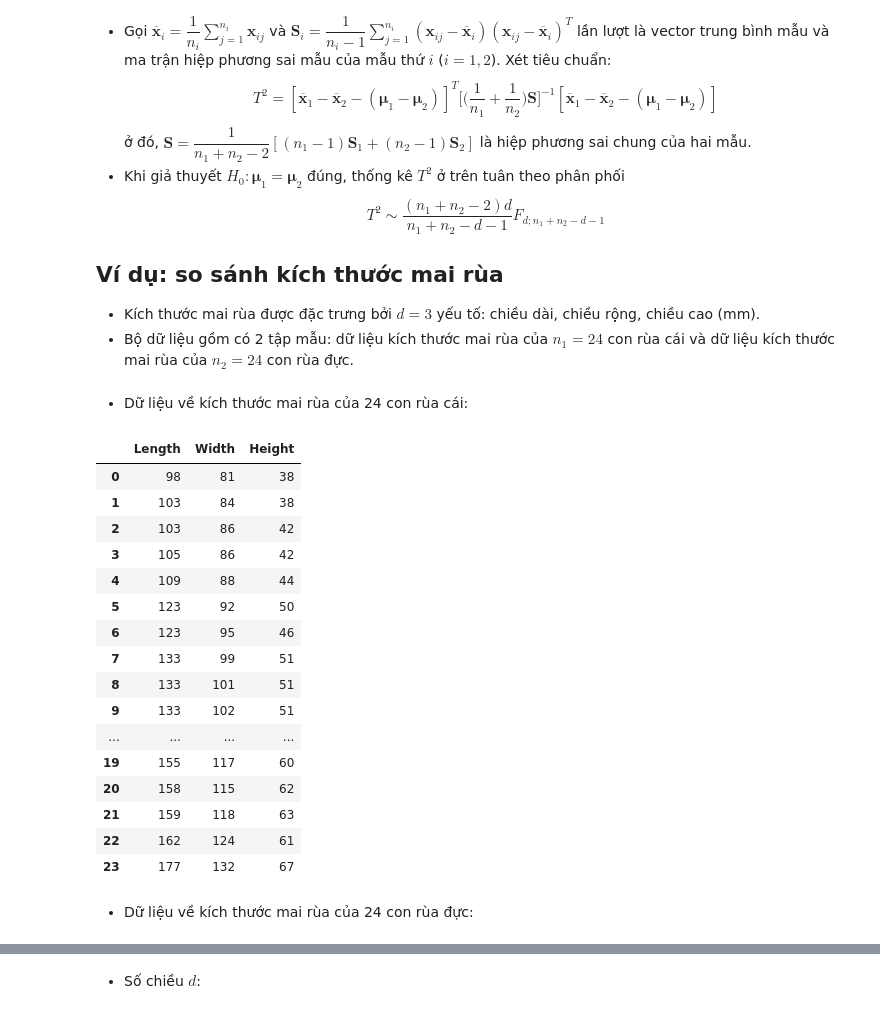
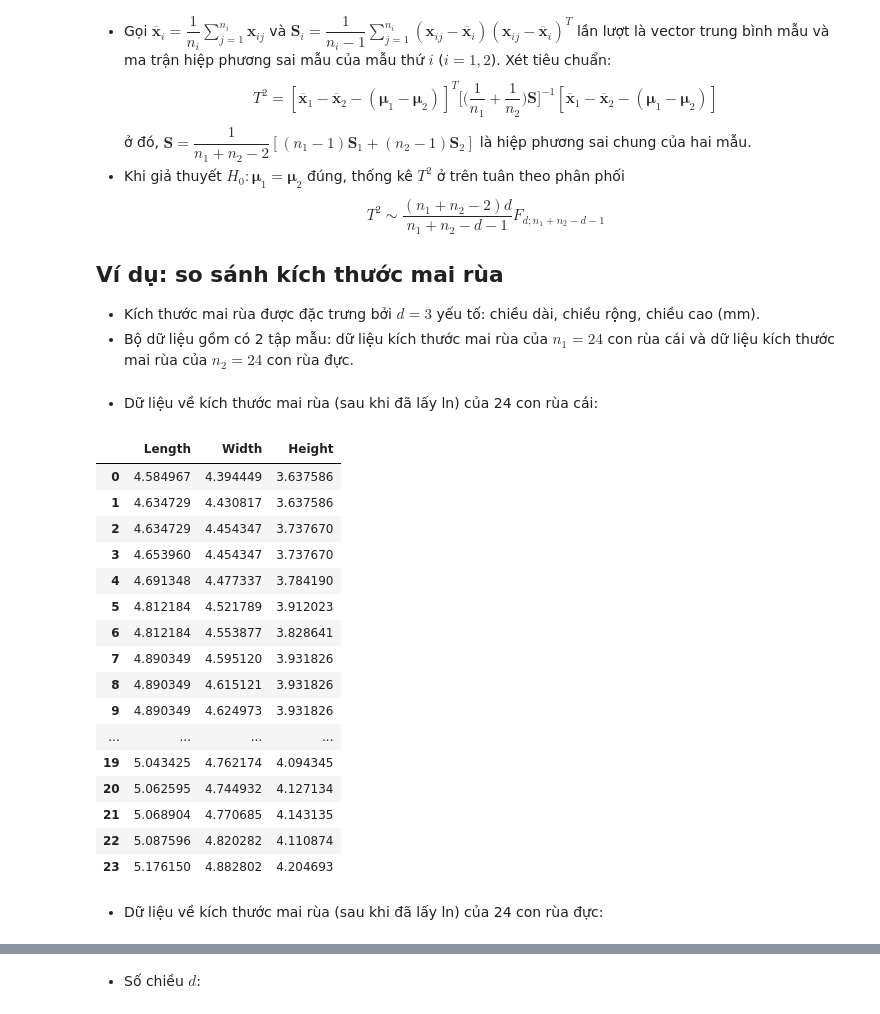
Before and after one commit to nguyen-nhat-anh/multivariate-statistics, a Jupyter notebook: Mean_comparison.ipynb, the cells around one changed output, grey strips where cells are left out. Saved outputs shown, nothing was run; the diff lists cells and outputs as text; code cells hidden in the pictures.

```diff
--- a/Mean_comparison.ipynb
+++ b/Mean_comparison.ipynb
@@ -23,26 +23,27 @@ from mpl_toolkits.mplot3d import Axes3D
 female = pd.read_csv("female.csv")
 male = pd.read_csv("male.csv")
 # %% [markdown]
-* Dữ liệu về kích thước mai rùa của 24 con rùa cái:
+* Dữ liệu về kích thước mai rùa (sau khi đã lấy ln) của 24 con rùa cái:
-# %%
-female
-# %% [output]
-|  | Length | Width | Height |
-| 0 | 98 | 81 | 38 |
-| 1 | 103 | 84 | 38 |
-| 2 | 103 | 86 | 42 |
-| 3 | 105 | 86 | 42 |
-| 4 | 109 | 88 | 44 |
-| 5 | 123 | 92 | 50 |
-| 6 | 123 | 95 | 46 |
-| 7 | 133 | 99 | 51 |
-| 8 | 133 | 101 | 51 |
-| 9 | 133 | 102 | 51 |
-| ... | ... | ... | ... |
-| 19 | 155 | 117 | 60 |
-| 20 | 158 | 115 | 62 |
-| 21 | 159 | 118 | 63 |
-| 22 | 162 | 124 | 61 |
-| 23 | 177 | 132 | 67 |
+# %%
+female = np.log(female)
+female
+# %% [output]
+|  | Length | Width | Height |
+| 0 | 4.584967 | 4.394449 | 3.637586 |
+| 1 | 4.634729 | 4.430817 | 3.637586 |
+| 2 | 4.634729 | 4.454347 | 3.737670 |
+| 3 | 4.653960 | 4.454347 | 3.737670 |
+| 4 | 4.691348 | 4.477337 | 3.784190 |
+| 5 | 4.812184 | 4.521789 | 3.912023 |
+| 6 | 4.812184 | 4.553877 | 3.828641 |
+| 7 | 4.890349 | 4.595120 | 3.931826 |
+| 8 | 4.890349 | 4.615121 | 3.931826 |
+| 9 | 4.890349 | 4.624973 | 3.931826 |
+| ... | ... | ... | ... |
+| 19 | 5.043425 | 4.762174 | 4.094345 |
+| 20 | 5.062595 | 4.744932 | 4.127134 |
+| 21 | 5.068904 | 4.770685 | 4.143135 |
+| 22 | 5.087596 | 4.820282 | 4.110874 |
+| 23 | 5.176150 | 4.882802 | 4.204693 |
 # %% [markdown]
-* Dữ liệu về kích thước mai rùa của 24 con rùa đực:
+* Dữ liệu về kích thước mai rùa (sau khi đã lấy ln) của 24 con rùa đực:
```
Also changed, not shown: parts of 39 cells of this notebook.
